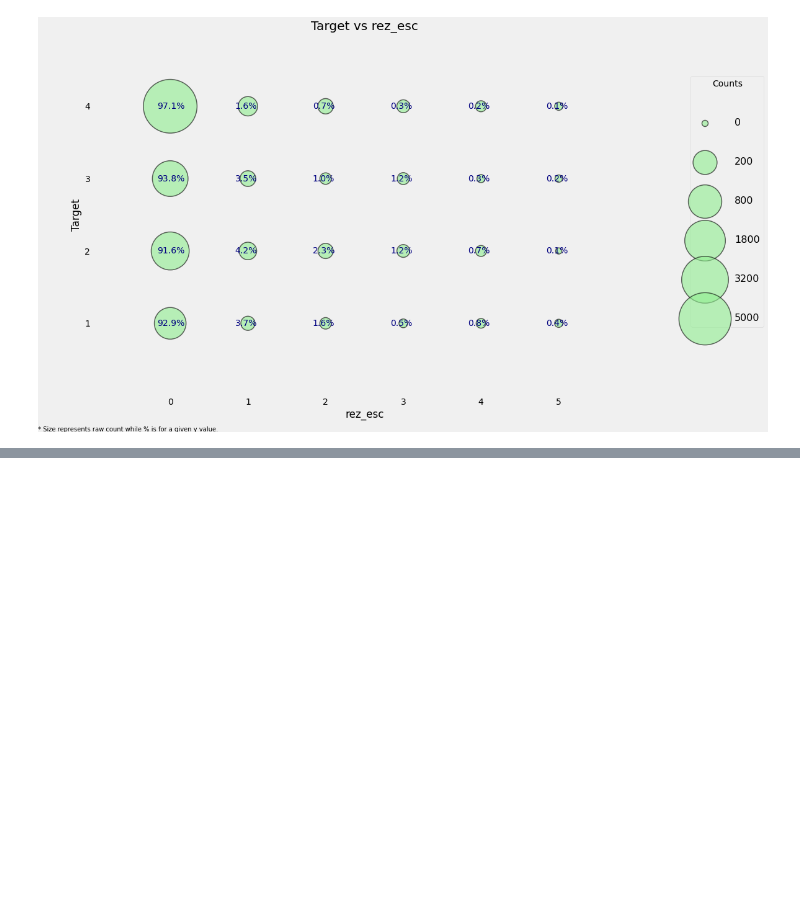
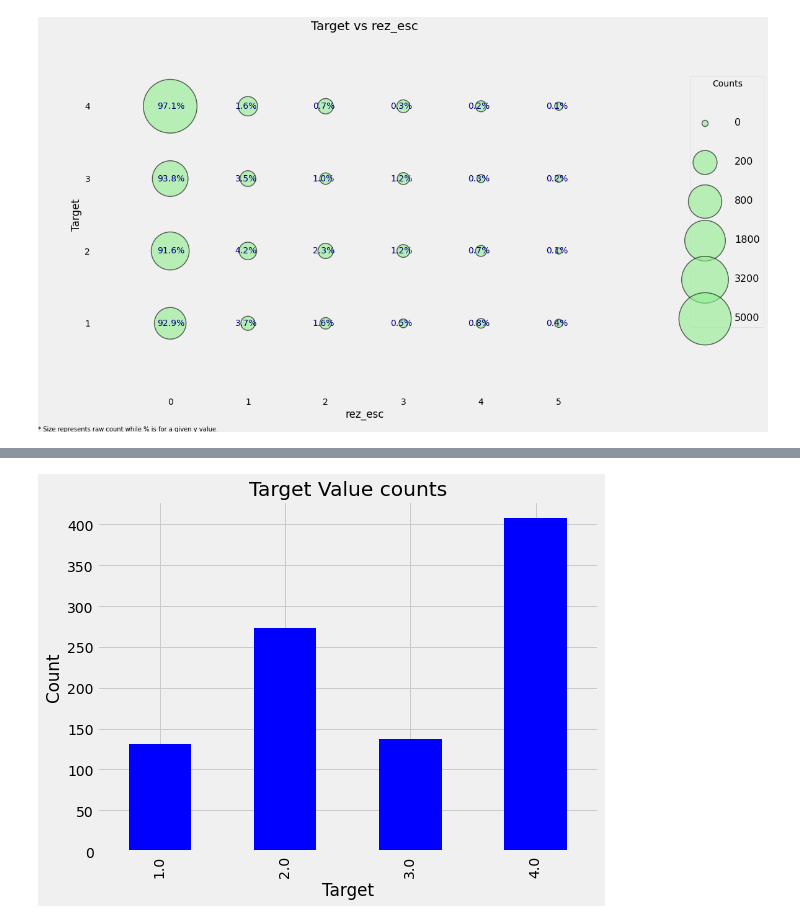
Before and after one commit to O-Kpy/Kaggle, a Jupyter notebook: Costarican_필사.ipynb, the cells around one changed output, grey strips where cells are left out. Saved outputs shown, nothing was run; the diff lists cells and outputs as text; code cells hidden in the pictures; blank space fills up the shorter version.

```diff
--- a/Costarican_필사.ipynb
+++ b/Costarican_필사.ipynb
@@ -994,0 +992,4 @@ missing_data(data)
+# %%
+plot_value_counts(data[(data['v2a1-missing'])], 'Target')
+# %% [output]
+[figure, added]
```
Also changed, not shown: parts of 51 cells of this notebook.
